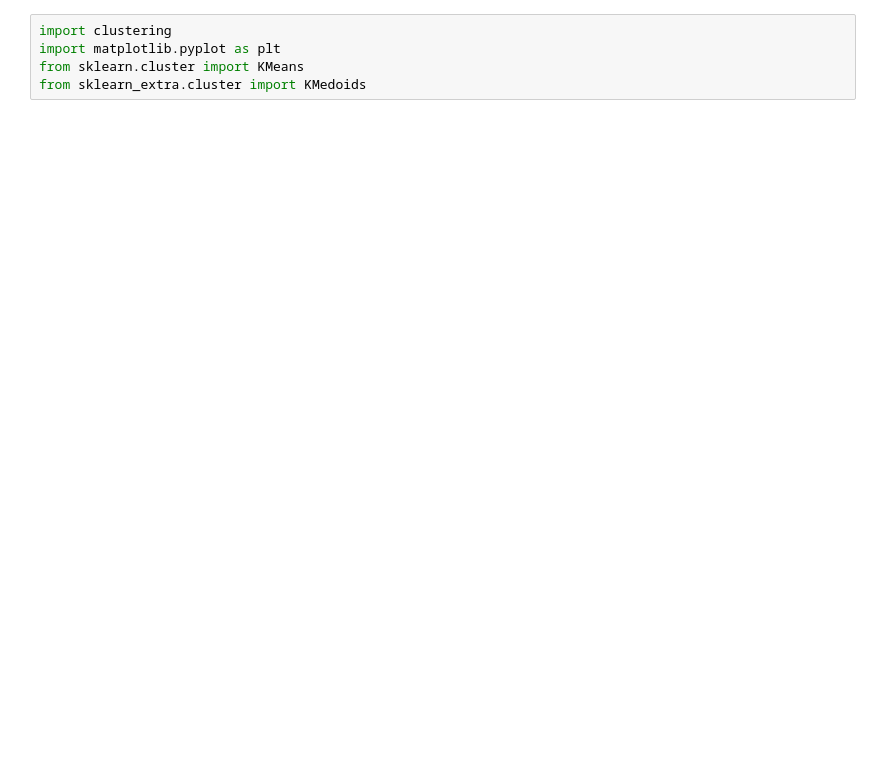
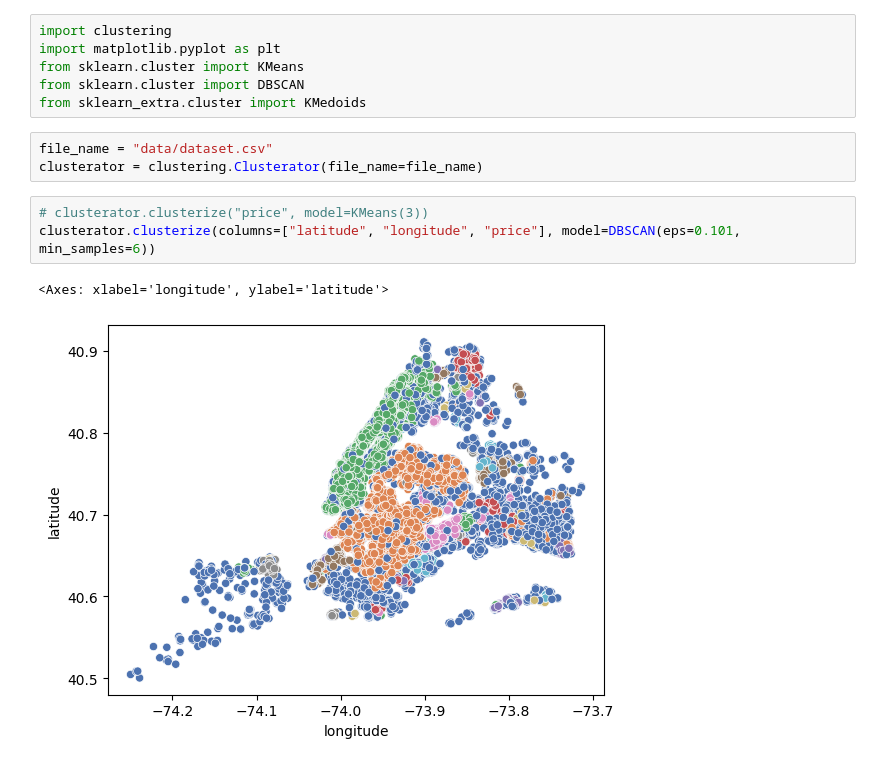
Before and after one commit to Pacholki/ML-2projekcik, a Jupyter notebook: km2/test.ipynb, the cells around one changed output. Drawn from its saved outputs; the diff is of its cells as text; blank space fills up the shorter version.

Commit message:
dbscan

```diff
--- a/km2/test.ipynb
+++ b/km2/test.ipynb
@@ -2,5 +2,15 @@
 import clustering
 import matplotlib.pyplot as plt
 from sklearn.cluster import KMeans
+from sklearn.cluster import DBSCAN
 from sklearn_extra.cluster import KMedoids
+# %%
+file_name = "data/dataset.csv"
+clusterator = clustering.Clusterator(file_name=file_name)
+# %%
+# clusterator.clusterize("price", model=KMeans(3))
+clusterator.clusterize(columns=["latitude", "longitude", "price"], model=DBSCAN(eps=0.101, min_samples=6))
+# %% [output]
+<Axes: xlabel='longitude', ylabel='latitude'>
+[figure, added]
 # %%
```
Also changed, not shown: parts of 2 cells of this notebook, 1 other file.
